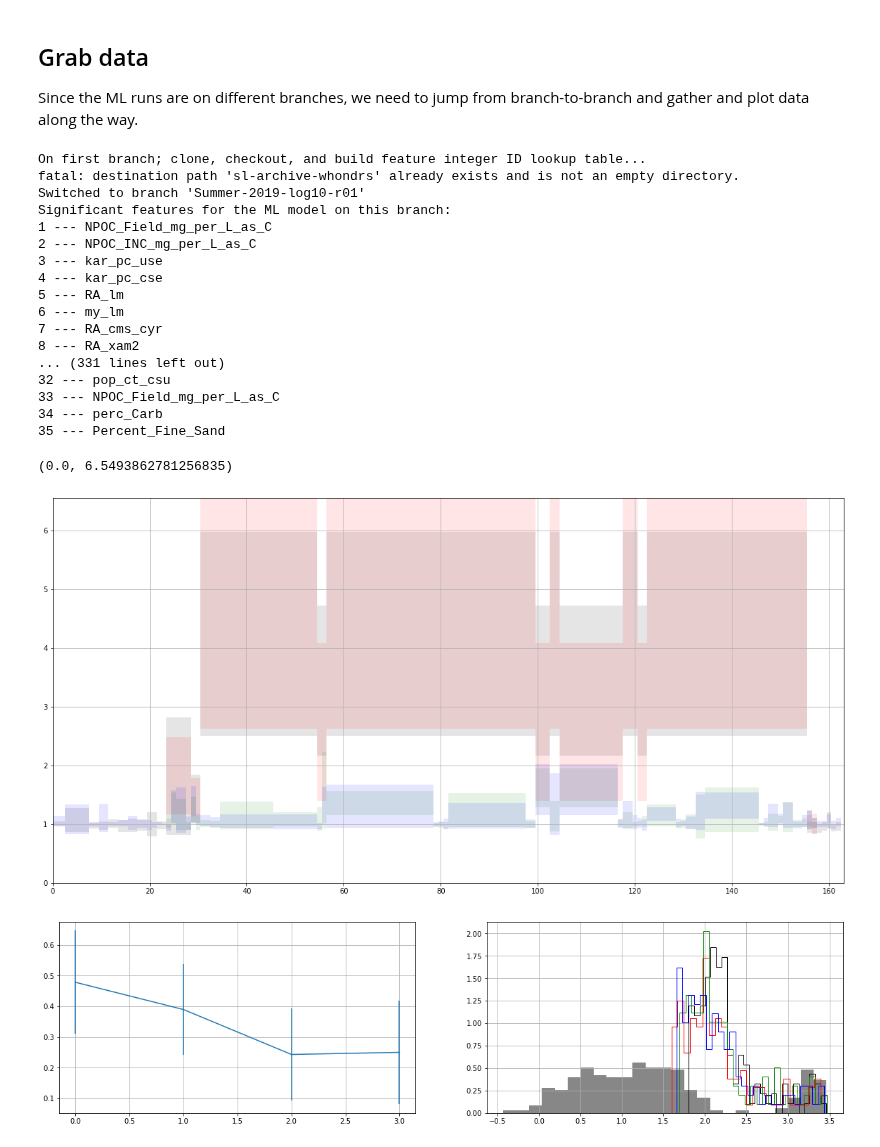
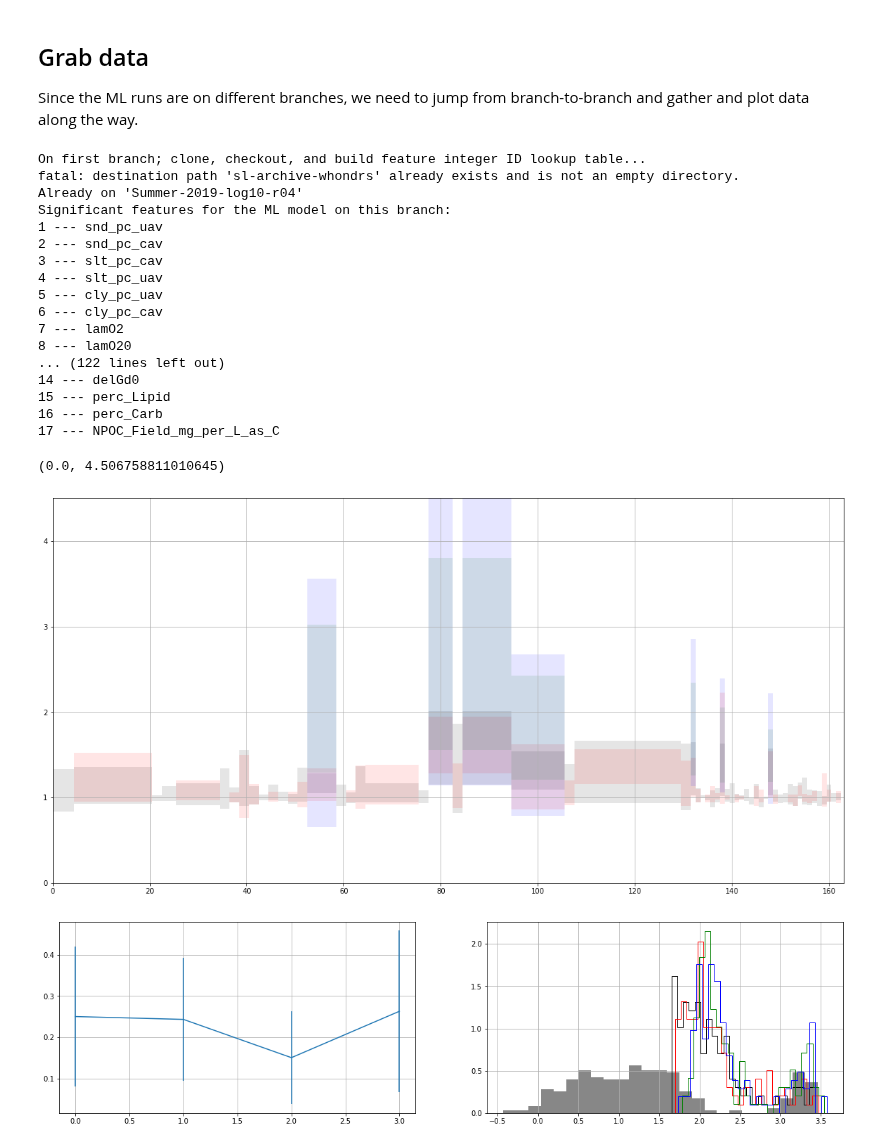
Before and after one commit to parallelworks/sl-archive-whondrs, a Jupyter notebook: examples/plot_fpi_results.ipynb, the cells around one changed output. Saved outputs shown, nothing was run; the diff lists cells and outputs as text; code cells hidden in the pictures.

```diff
--- a/examples/plot_fpi_results.ipynb
+++ b/examples/plot_fpi_results.ipynb
@@ -31,8 +29,9 @@ Since the ML runs are on different branches, we need to jump from branch-to-bran
 # r03 - subset of features (134 - based on r01), FPI cutoff = 0.7
 # r04 - all features (163), FPI cutoff = 0.7
 # r05 - subset of featuers (35 - based on r04), FPI cutoff = 0.7
-list_branches = ['Summer-2019-log10-r01','Summer-2019-log10-r02','Summer-2019-log10-r03', 'Summer-2019-log10-r04']
-list_colors = ['k','r','g','b']
+# r05b - repeat r05
+list_branches = ['Summer-2019-log10-r04', 'Summer-2019-log10-r03','Summer-2019-log10-r05','Summer-2019-log10-r05b']
+list_colors = ['k','r','g','b','c','c']
 fpi_max = 0.0
 
 # Initialize empty dataframes
@@ -149,49 +148,49 @@ for ll,branch in enumerate(list_branches):
         repo_prefix+repo_name+'/output_data/holdout_score.txt',
         sep=':',
         names=['Value','Number'],
         index_col='Value' )
 
     # This file lists the total number of data available
     # (of which 25% is split to the testing set)
     input_data = pd.read_csv(repo_prefix+repo_name+'/input_data/WHONDRS_Data.csv')
 
     model_scores.loc[len(model_scores.index)] = [
         holdout_score.loc['Avg',:].values[0],
         holdout_score.loc['Std',:].values[0],
         len(input_data.index)
     ]
 
     # Grab histograms of the distribution of the target to
     # assess bias in the ML models
     train_all = pd.read_csv(repo_prefix+repo_name+'/input_data/WHONDRS_Data.csv')
     train_hist[branch] = train_all['Normalized_Respiration_Rate_mg_DO_per_H_per_L_sediment']
     predict_all = pd.read_csv(repo_prefix+repo_name+'/output_data/unfiltered_predict_output_avg.csv')
     predict_hist[branch] = predict_all['Normalized_Respiration_Rate_mg_DO_per_H_per_L_sediment']
 
 # Done with looping over branches
 ax.grid()
 plt.xlim(0,len(feature_id_name_dict))
 plt.ylim(0,fpi_max)
 # %% [output]
 On first branch; clone, checkout, and build feature integer ID lookup table...
 fatal: destination path 'sl-archive-whondrs' already exists and is not an empty directory.
-Switched to branch 'Summer-2019-log10-r01'
+Already on 'Summer-2019-log10-r04'
 Significant features for the ML model on this branch:
-1 --- NPOC_Field_mg_per_L_as_C
-2 --- NPOC_INC_mg_per_L_as_C
-3 --- kar_pc_use
-4 --- kar_pc_cse
-5 --- RA_lm
-6 --- my_lm
-7 --- RA_cms_cyr
-8 --- RA_xam2
-... (331 lines left out)
-32 --- pop_ct_csu
-33 --- NPOC_Field_mg_per_L_as_C
-34 --- perc_Carb
-35 --- Percent_Fine_Sand
+1 --- snd_pc_uav
+2 --- snd_pc_cav
+3 --- slt_pc_cav
+4 --- slt_pc_uav
+5 --- cly_pc_uav
+6 --- cly_pc_cav
+7 --- lamO2
+8 --- lamO20
+... (122 lines left out)
+14 --- delGd0
+15 --- perc_Lipid
+16 --- perc_Carb
+17 --- NPOC_Field_mg_per_L_as_C
-(0.0, 6.5493862781256835)
+(0.0, 4.506758811010645)
-[figure, old version]
+[figure, new version]
 # %%
 # Set up side-by-side plot
 fig, (ax0, ax1)  = plt.subplots(1,2,figsize=(20,5))
@@ -215,4 +214,4 @@ for bb,branch in enumerate(list_branches):
 
 ax1.grid()
 # %% [output]
-[figure, old version]
+[figure, new version]
```
Also changed, not shown: parts of 1 cell of this notebook.
